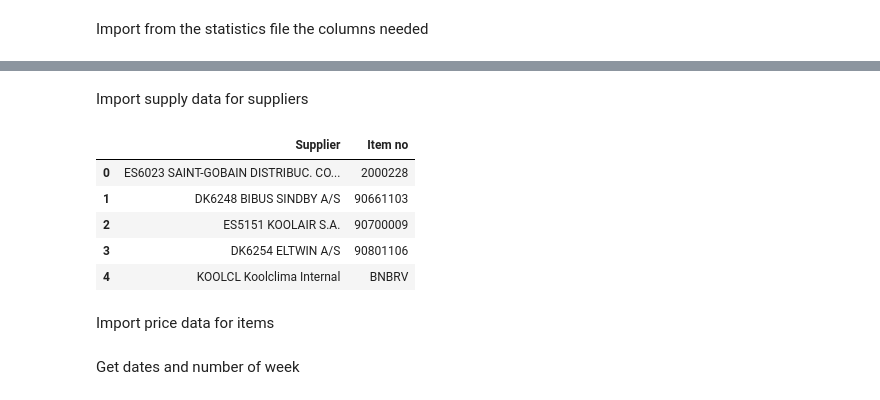
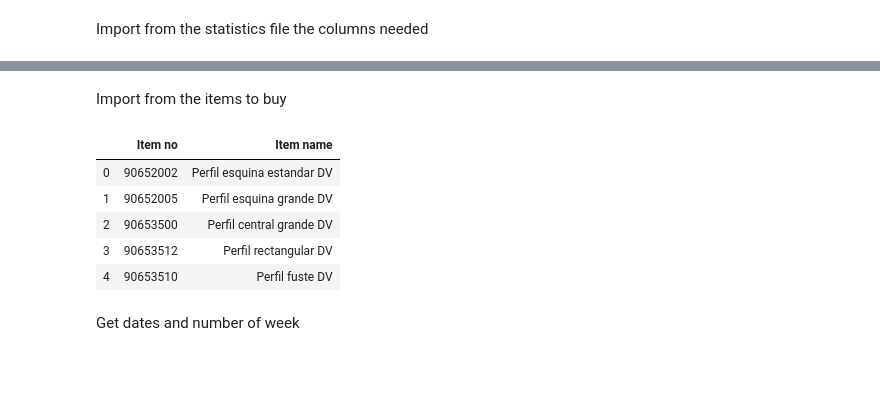
Before and after one commit to darroyolpz/Items-demand-utility, a Jupyter notebook: Weekly-demand-based-on-MOs.ipynb, the cells around one changed output, grey strips where cells are left out. Cells and saved outputs as stored; diff of their text form; code cells hidden in the pictures; blank space fills up the shorter version.

```diff
--- a/Weekly-demand-based-on-MOs.ipynb
+++ b/Weekly-demand-based-on-MOs.ipynb
@@ -42,22 +28,17 @@ df_master.head()
-# %% [markdown]
-Import supply data for suppliers
-# %%
-excel_file = 'Supply.xlsx'
-df_supply = pd.read_excel(excel_file, usecols = ['Item no', 'Supplier'])
-df_supply.drop_duplicates(inplace=True)
-df_supply.head()
-# %% [output]
-|  | Supplier | Item no |
-| 0 | ES6023 SAINT-GOBAIN DISTRIBUC. CO... | 2000228 |
-| 1 | DK6248 BIBUS SINDBY A/S | 90661103 |
-| 2 | ES5151 KOOLAIR S.A. | 90700009 |
-| 3 | DK6254 ELTWIN A/S | 90801106 |
-| 4 | KOOLCL Koolclima Internal | BNBRV |
-# %% [markdown]
-Import price data for items
+# %% [markdown]
+Import from the items to buy
 # %%
-excel_file = 'MMS003.xlsx'
-df_price = pd.read_excel(excel_file, usecols = ['Item no', 'Prod cost'])
+excel_file = 'Items to buy.xlsx'
+df_buy = pd.read_excel(excel_file)
+df_buy['Item no'] = df_buy['Item no'].astype(str)
+df_buy.head()
+# %% [output]
+|  | Item no | Item name |
+| 0 | 90652002 | Perfil esquina estandar DV |
+| 1 | 90652005 | Perfil esquina grande DV |
+| 2 | 90653500 | Perfil central grande DV |
+| 3 | 90653512 | Perfil rectangular DV |
+| 4 | 90653510 | Perfil fuste DV |
 # %% [markdown]
 Get dates and number of week
 # %%
```
Also changed, not shown: parts of 13 cells of this notebook.
